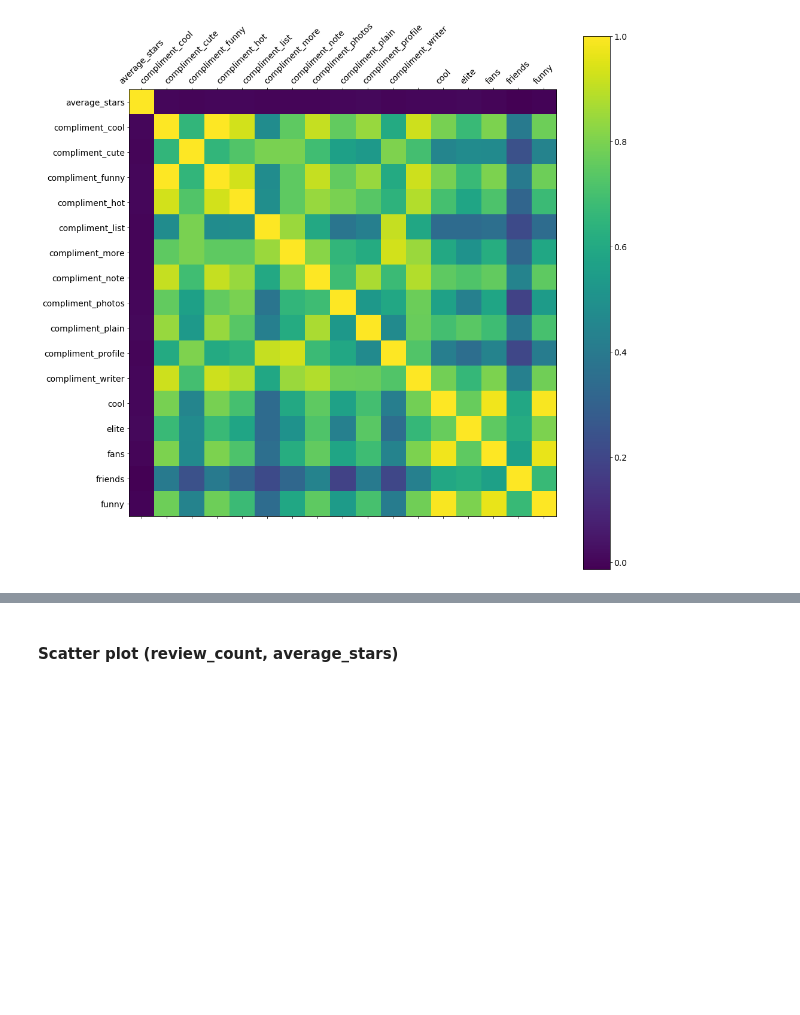
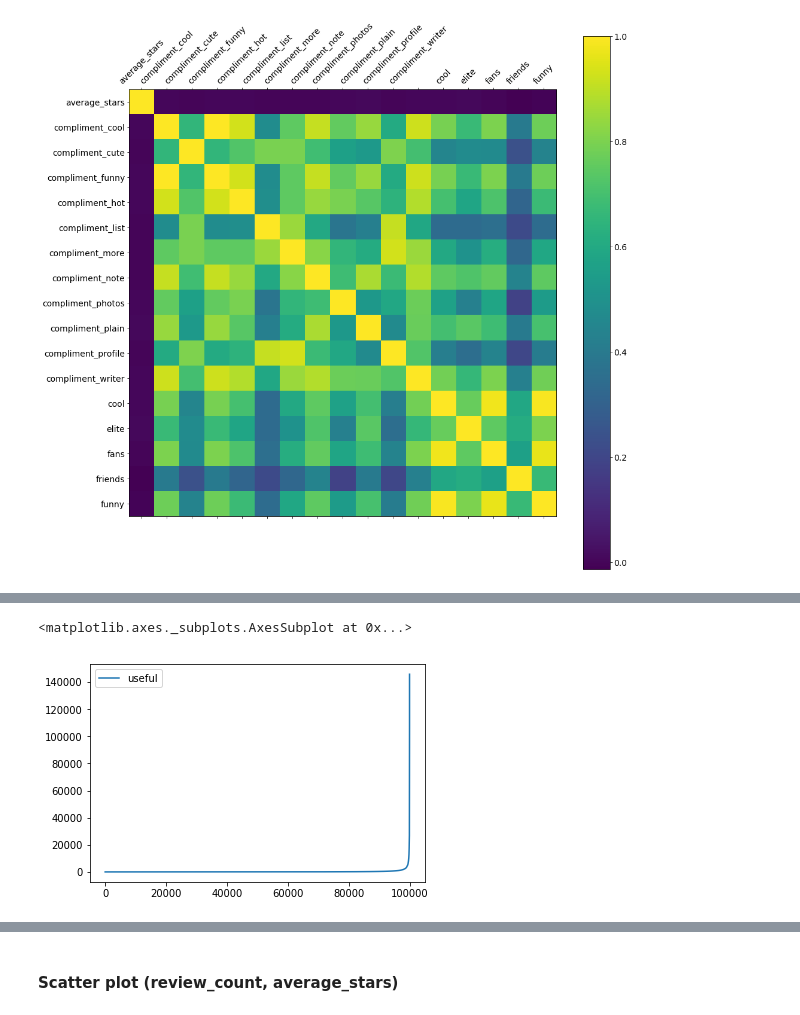
Before and after one commit to lorenzovngl/analysis-of-yelp-open-dataset, a Jupyter notebook: notebooks/user.ipynb, the cells around one changed output, grey strips where cells are left out. Cells and saved outputs as stored; diff of their text form; code cells hidden in the pictures; blank space fills up the shorter version.

```diff
--- a/notebooks/user.ipynb
+++ b/notebooks/user.ipynb
@@ -48,0 +62,6 @@ cb.ax.tick_params(labelsize=14)
+# %%
+df[['useful']].sort_values(by=['useful'])\
+    .reset_index()[['useful']].plot.line()
+# %% [output]
+<matplotlib.axes._subplots.AxesSubplot at 0x...>
+[figure, added]
```
Also changed, not shown: parts of 5 cells of this notebook.
